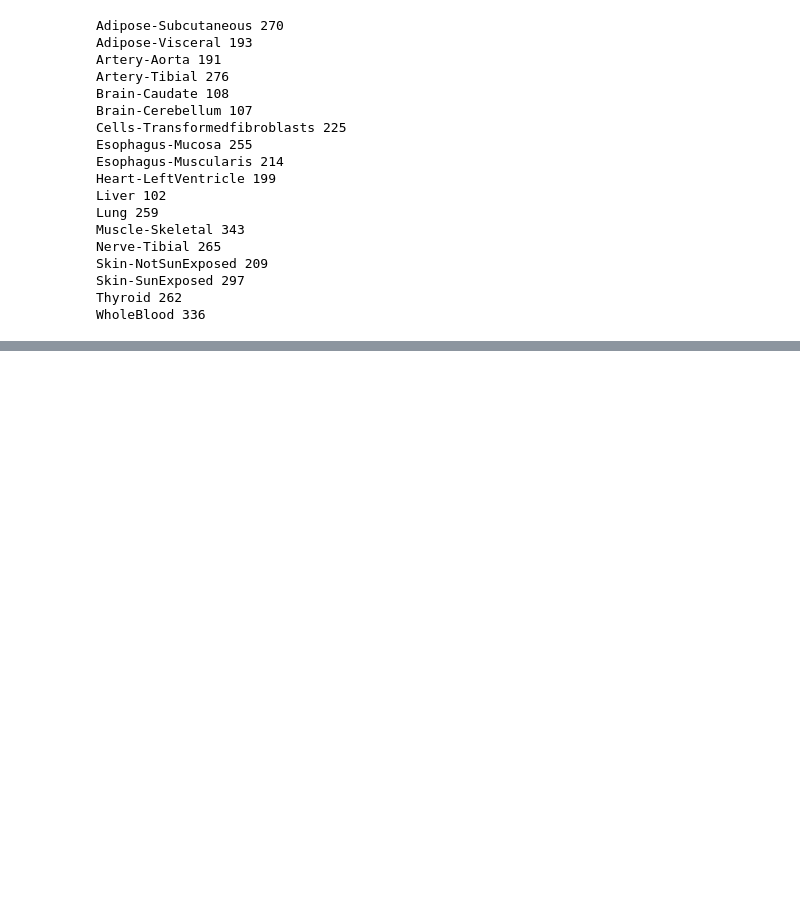
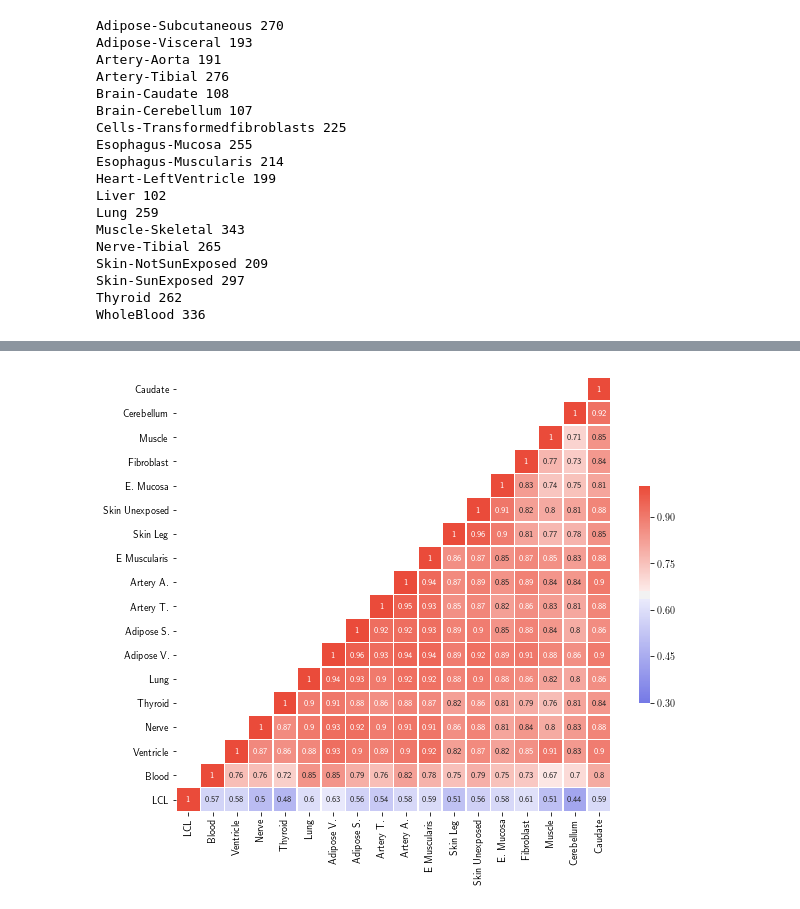
Before and after one commit to gymreklab/gtex-estrs-paper, a Jupyter notebook: Figures/eSTR-GTEx-Figure1.ipynb, the cells around one changed output, grey strips where cells are left out. Saved outputs shown, nothing was run; the diff lists cells and outputs as text; code cells hidden in the pictures; blank space fills up the shorter version.

```diff
--- a/Figures/eSTR-GTEx-Figure1.ipynb
+++ b/Figures/eSTR-GTEx-Figure1.ipynb
@@ -212,0 +282,15 @@ WholeBlood 336
+# %%
+# For each eSTR, count number of tissues
+alldata = allestrs
+alldata["num.tissues"] = 0
+
+for t in TISSUES:
+    x = master[t]
+    x = x[x["signif_%s"%t]]
+    alldata = pd.merge(alldata, x[["chrom_x","str.start","gene","signif_%s"%t]], \
+                   on=["chrom_x","gene","str.start"], how="left")
+    alldata = alldata.fillna({'signif_%s'%t: False})
+    alldata["num.tissues"] = alldata["num.tissues"]+alldata["signif_%s"%t]
+    alldata = alldata.drop("signif_%s"%t, 1)
+
+alldata = alldata[alldata["num.tissues"]>0]
@@ -212,0 +399,11 @@ WholeBlood 336
+# %%
+pdata = np.zeros((len(ALLTISSUES), len(ALLTISSUES)))
+for i in range(len(ALLTISSUES)):
+    for j in range(i+1):
+        t1 = ALLTISSUES[i]
+        t2 = ALLTISSUES[j]
+        d = pd.merge(master[t1][["str.id","gene","beta","significant"]], \
+                     master[t2][["str.id","gene","beta","significant"]], on=["str.id","gene"])
+        d = d[(d["significant_x"]) | (d["significant_y"])]
+        pdata[i][j] = scipy.stats.pearsonr(d["beta_x"], d["beta_y"])[0]
+        print("%s %s %s"%(t1, t2, scipy.stats.pearsonr(d["beta_x"], d["beta_y"]))
@@ -212,0 +428,15 @@ WholeBlood 336
+# %%
+fig, ax = plt.subplots(figsize=(10, 8))
+cmap = sns.diverging_palette(265, 15, s=80, l=55, n=9, as_cmap=True)
+mask = np.zeros_like(pdata, dtype=np.bool)
+mask[np.triu_indices_from(mask)] = True
+for i in range(len(ALLTISSUES)): mask[i][i] = False
+sns.heatmap(pdata, mask=mask, cmap=cmap, annot=True, annot_kws={"size": 8},
+            vmin=0.3, vmax=1, square=True, ax=ax, linewidths=0.5, cbar_kws={"shrink": 0.5},
+           xticklabels=[SHORTEN[t] for t in ALLTISSUES],
+           yticklabels=[SHORTEN[t] for t in ALLTISSUES]);
+ax.invert_xaxis();
+
+if SAVEPLOT: fig.savefig(os.path.join(RESULTSDIR,"%s_pairwisetissue.pdf"%FIGPREFIX))
+# %% [output]
+[figure, added]
```
Also changed, not shown: parts of 16 cells of this notebook, 3 other files.
